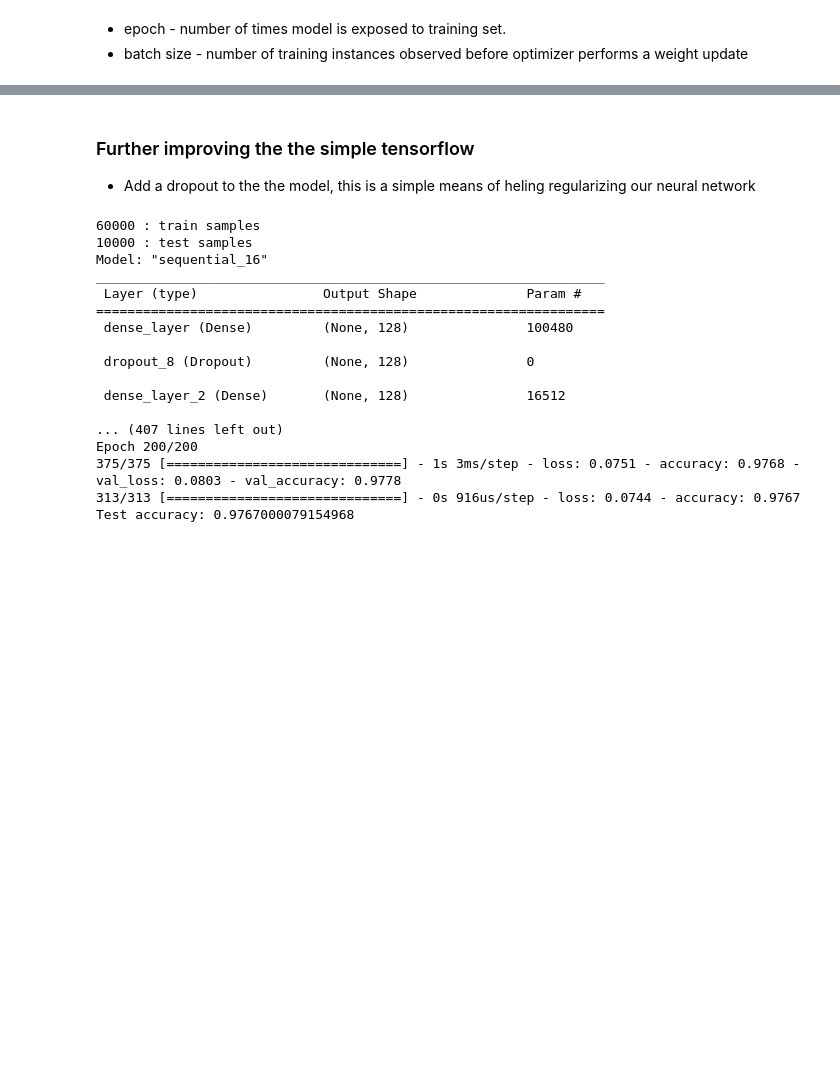
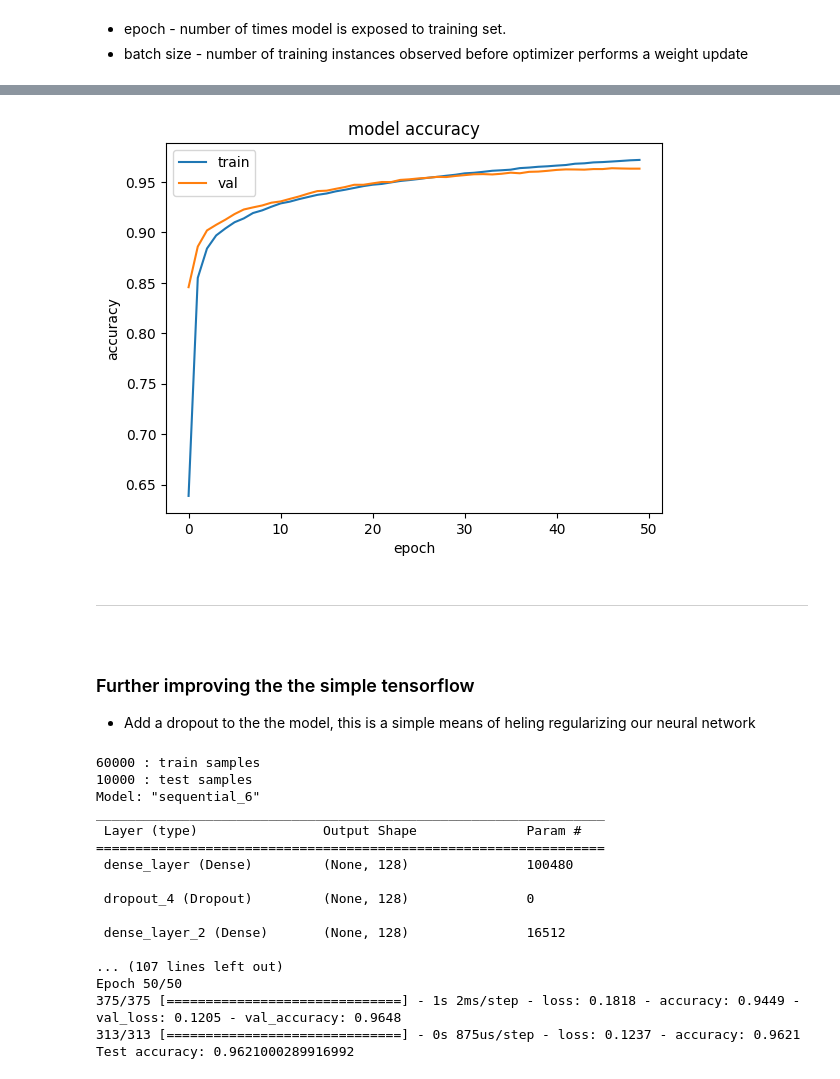
Before and after one commit to cstone157/jupyter_tensorflow2, a Jupyter notebook: jupyter/books/Deep Learning with TF and Keras/01-nn-wperceptrons.ipynb, the cells around one changed output, grey strips where cells are left out. Drawn from its saved outputs; the diff is of its cells as text; code cells hidden in the pictures; blank space fills up the shorter version.

```diff
--- a/jupyter/books/Deep Learning with TF and Keras/01-nn-wperceptrons.ipynb
+++ b/jupyter/books/Deep Learning with TF and Keras/01-nn-wperceptrons.ipynb
@@ -193,7 +217,7 @@ model.compile(optimizer='SGD',
               metrics=['accuracy'])
 
 # Training the model.
-model.fit(X_train, Y_train,
+history = model.fit(X_train, Y_train,
           batch_size=BATCH_SIZE, epochs=EPOCHS,
           verbose=VERBOSE, validation_split=VALIDATION_SPLIT)
 
@@ -240,4 +245,19 @@ Test accuracy:  0.9656000137329102
+# %%
+## Graph my accuracy / validation in a line graph
+from matplotlib import pyplot as plt
+
+plt.plot(history.history['accuracy'])
+plt.plot(history.history['val_accuracy'])
+plt.title('model accuracy')
+plt.ylabel('accuracy')
+plt.xlabel('epoch')
+plt.legend(['train', 'val'], loc='upper left')
+plt.show()
+# %% [output]
+[figure, added]
 # %% [markdown]
+<hr/><br/>
+
 ### Further improving the the simple tensorflow
 
 - Add a dropout to the the model, this is a simple means of heling regularizing our neural network
@@ -247,7 +267,7 @@ import numpy as np
 from tensorflow import keras
 
 # Networking and training
-EPOCHS = 200
+EPOCHS = 50
 BATCH_SIZE = 128
 VERBOSE = 1
 NB_CLASSES = 10          # number of outputs = 10 digits
@@ -298,7 +318,7 @@ model.compile(optimizer='SGD',
               metrics=['accuracy'])
 
 # Training the model.
-model.fit(X_train, Y_train,
+history = model.fit(X_train, Y_train,
           batch_size=BATCH_SIZE, epochs=EPOCHS,
           verbose=VERBOSE, validation_split=VALIDATION_SPLIT)
 
@@ -309,18 +329,18 @@ print('Test accuracy:', test_acc)
 # %% [output]
 60000 : train samples
 10000 : test samples
-Model: "sequential_16"
+Model: "sequential_6"
 _________________________________________________________________
  Layer (type)                Output Shape              Param #
 =================================================================
  dense_layer (Dense)         (None, 128)               100480
 
- dropout_8 (Dropout)         (None, 128)               0
+ dropout_4 (Dropout)         (None, 128)               0
 
  dense_layer_2 (Dense)       (None, 128)               16512
 
-... (407 lines left out)
-Epoch 200/200
-375/375 [==============================] - 1s 3ms/step - loss: 0.0751 - accuracy: 0.9768 - val_loss: 0.0803 - val_accuracy: 0.9778
-313/313 [==============================] - 0s 916us/step - loss: 0.0744 - accuracy: 0.9767
-Test accuracy: 0.9767000079154968
+... (107 lines left out)
+Epoch 50/50
+375/375 [==============================] - 1s 2ms/step - loss: 0.1818 - accuracy: 0.9449 - val_loss: 0.1205 - val_accuracy: 0.9648
+313/313 [==============================] - 0s 875us/step - loss: 0.1237 - accuracy: 0.9621
+Test accuracy: 0.9621000289916992
```
Also changed, not shown: parts of 30 cells of this notebook, 3 other files.
